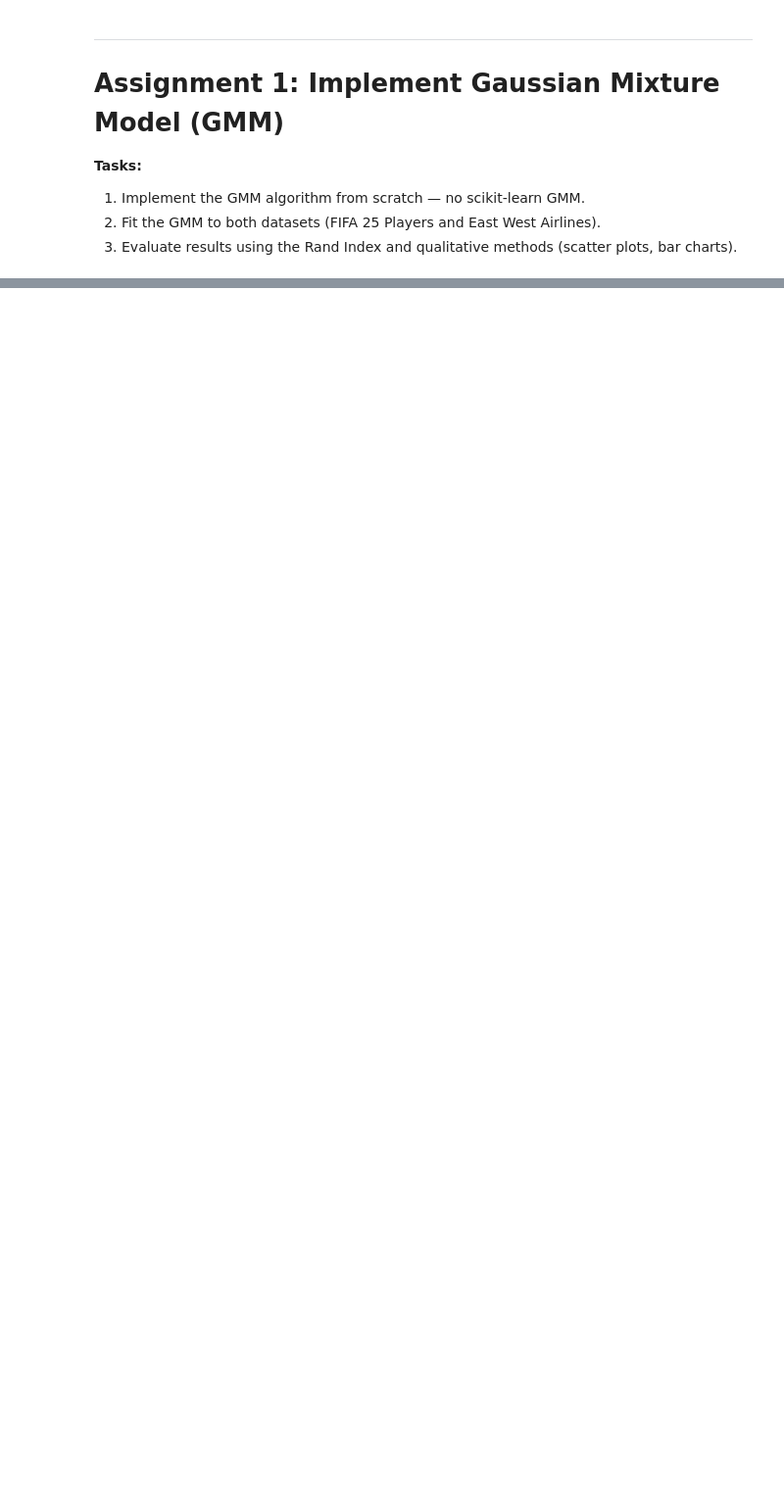
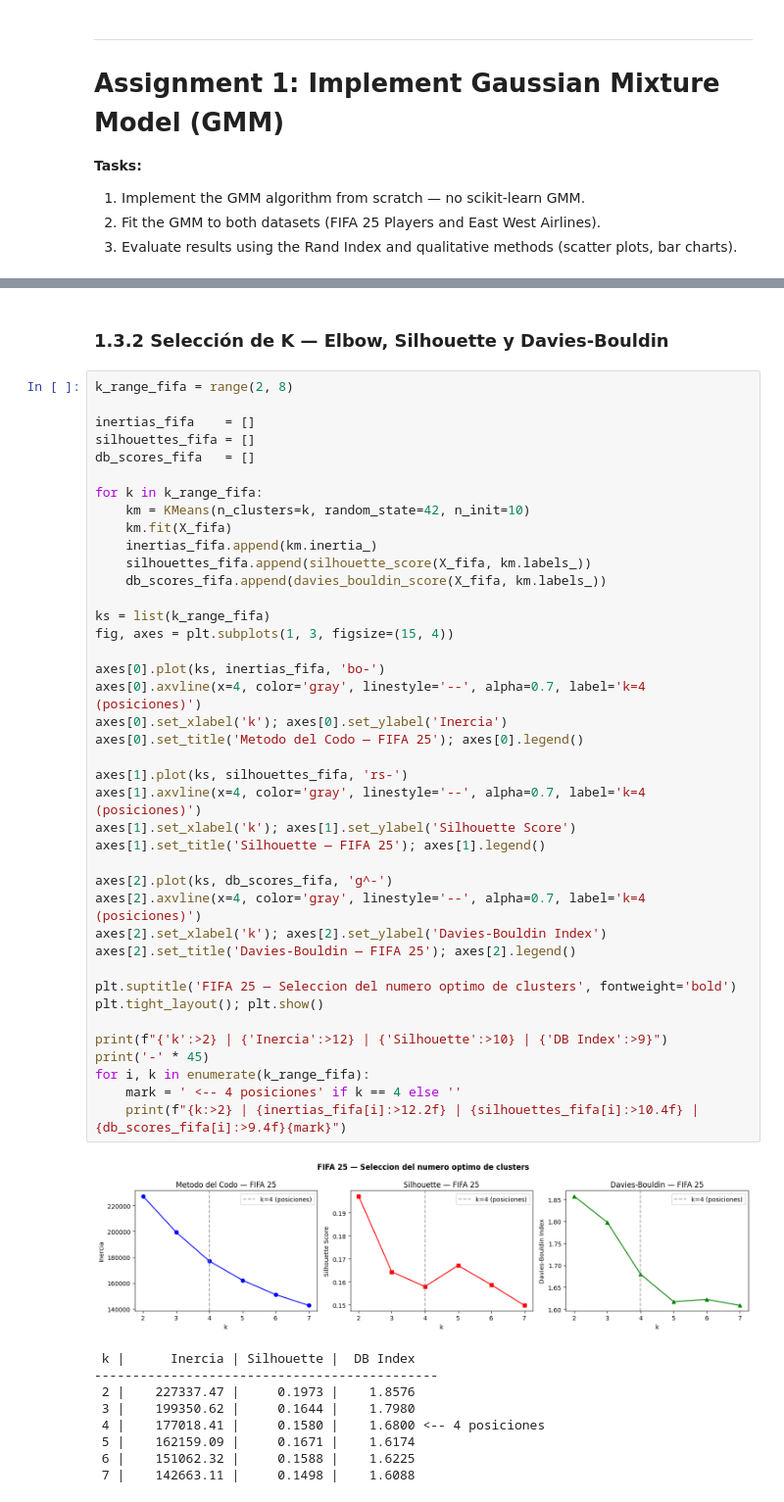
Before and after one commit to acvalencia/machine_learning_2_assignment_1, a Jupyter notebook: ML2_Assignment1_Clustering.ipynb, the cells around one changed output, grey strips where cells are left out. Shown at 98% size. Drawn from its saved outputs; the diff is of its cells as text; blank space fills up the shorter version.

```diff
--- a/ML2_Assignment1_Clustering.ipynb
+++ b/ML2_Assignment1_Clustering.ipynb
@@ -883,0 +314,52 @@ RESUMEN DE METRICAS — EAST WEST AIRLINES
+# %% [markdown]
+### 1.3.2 Selección de K — Elbow, Silhouette y Davies-Bouldin
+# %%
+k_range_fifa = range(2, 8)
+
+inertias_fifa    = []
+silhouettes_fifa = []
+db_scores_fifa   = []
+
+for k in k_range_fifa:
+    km = KMeans(n_clusters=k, random_state=42, n_init=10)
+    km.fit(X_fifa)
+    inertias_fifa.append(km.inertia_)
+    silhouettes_fifa.append(silhouette_score(X_fifa, km.labels_))
+    db_scores_fifa.append(davies_bouldin_score(X_fifa, km.labels_))
+
+ks = list(k_range_fifa)
+fig, axes = plt.subplots(1, 3, figsize=(15, 4))
+
+axes[0].plot(ks, inertias_fifa, 'bo-')
+axes[0].axvline(x=4, color='gray', linestyle='--', alpha=0.7, label='k=4 (posiciones)')
+axes[0].set_xlabel('k'); axes[0].set_ylabel('Inercia')
+axes[0].set_title('Metodo del Codo — FIFA 25'); axes[0].legend()
+
+axes[1].plot(ks, silhouettes_fifa, 'rs-')
+axes[1].axvline(x=4, color='gray', linestyle='--', alpha=0.7, label='k=4 (posiciones)')
+axes[1].set_xlabel('k'); axes[1].set_ylabel('Silhouette Score')
+axes[1].set_title('Silhouette — FIFA 25'); axes[1].legend()
+
+axes[2].plot(ks, db_scores_fifa, 'g^-')
+axes[2].axvline(x=4, color='gray', linestyle='--', alpha=0.7, label='k=4 (posiciones)')
+axes[2].set_xlabel('k'); axes[2].set_ylabel('Davies-Bouldin Index')
+axes[2].set_title('Davies-Bouldin — FIFA 25'); axes[2].legend()
+
+plt.suptitle('FIFA 25 — Seleccion del numero optimo de clusters', fontweight='bold')
+plt.tight_layout(); plt.show()
+
+print(f"{'k':>2} | {'Inercia':>12} | {'Silhouette':>10} | {'DB Index':>9}")
+print('-' * 45)
+for i, k in enumerate(k_range_fifa):
+    mark = ' <-- 4 posiciones' if k == 4 else ''
+    print(f"{k:>2} | {inertias_fifa[i]:>12.2f} | {silhouettes_fifa[i]:>10.4f} | {db_scores_fifa[i]:>9.4f}{mark}")
+# %% [output]
+[figure, added]
+ k |      Inercia | Silhouette |  DB Index
+---------------------------------------------
+ 2 |    227337.47 |     0.1973 |    1.8576
+ 3 |    199350.62 |     0.1644 |    1.7980
+ 4 |    177018.41 |     0.1580 |    1.6800 <-- 4 posiciones
+ 5 |    162159.09 |     0.1671 |    1.6174
+ 6 |    151062.32 |     0.1588 |    1.6225
+ 7 |    142663.11 |     0.1498 |    1.6088
```
Also changed, not shown: parts of 109 cells of this notebook.
